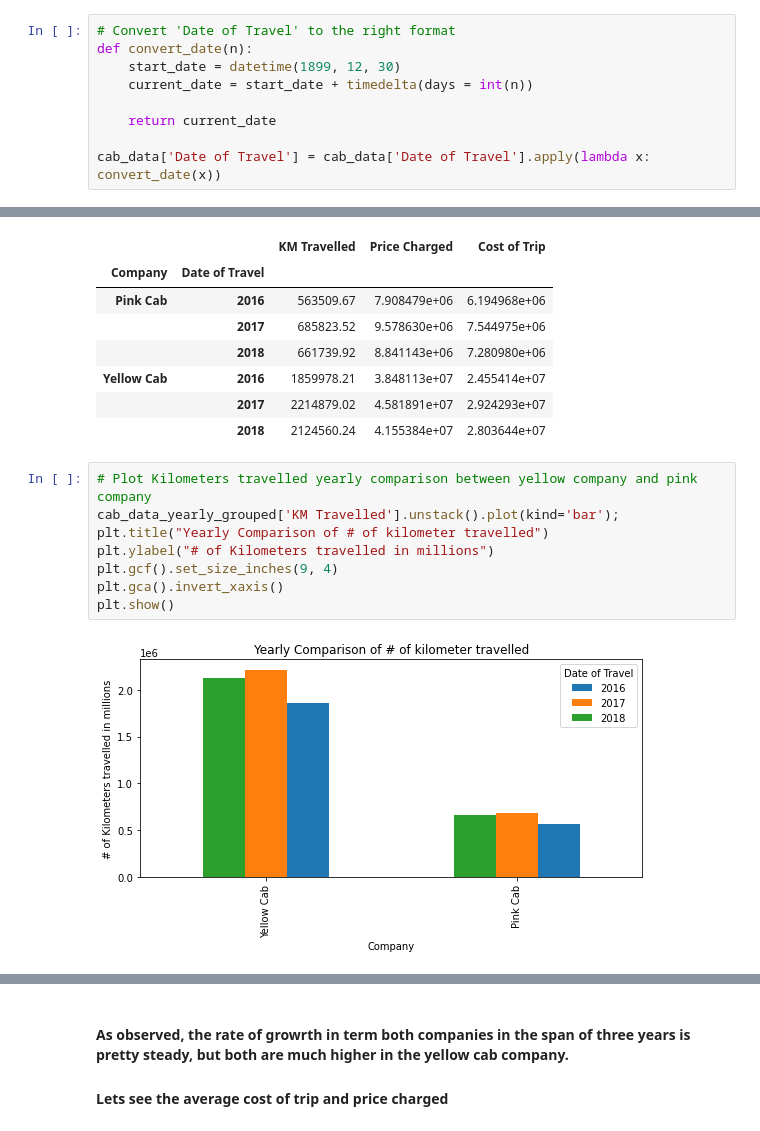
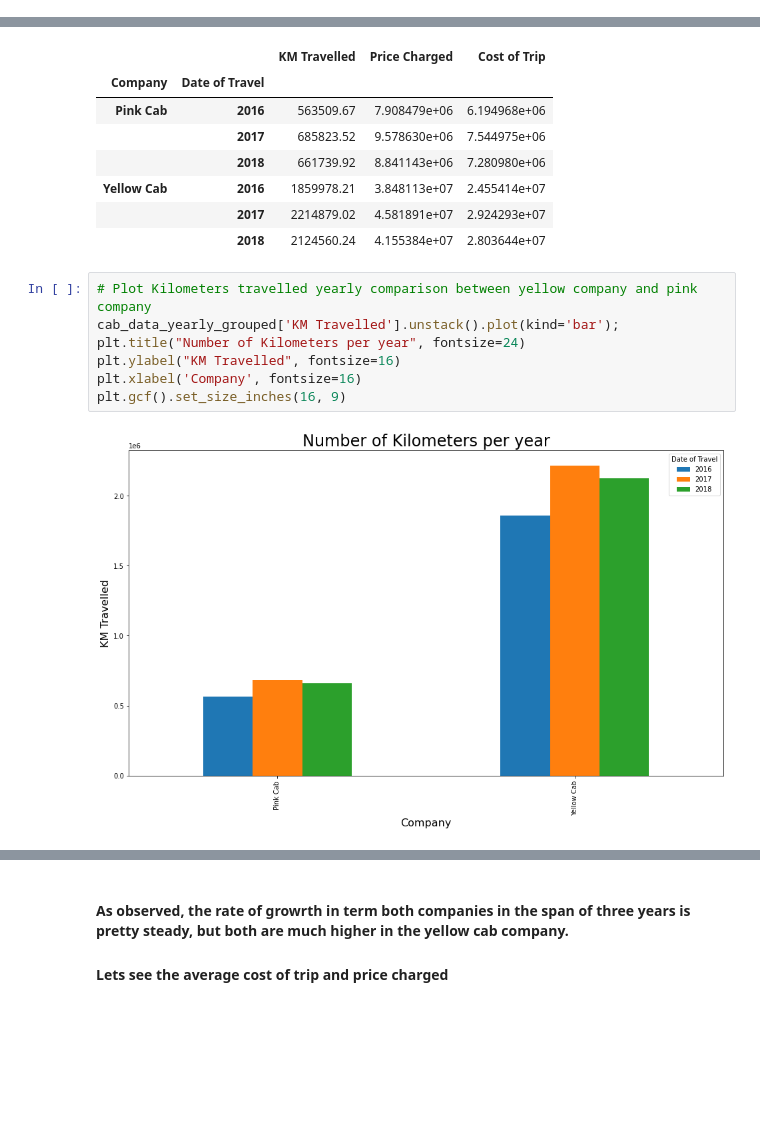
Before and after one commit to Ehab42/G2M-insight-for-Cab-Investment-firm, a Jupyter notebook: cab_data_EDA.ipynb, the cells around one changed output, grey strips where cells are left out. Cells and saved outputs as stored; diff of their text form; blank space fills up the shorter version.

```diff
--- a/cab_data_EDA.ipynb
+++ b/cab_data_EDA.ipynb
@@ -25,15 +25,6 @@ cab_data.head(10)
 | 7 | 10000018 | 42376 | Pink Cab | AUSTIN TX | 35.65 | 466.10 | 377.890 |
 | 8 | 10000019 | 42381 | Pink Cab | BOSTON MA | 14.40 | 191.61 | 146.880 |
 | 9 | 10000020 | 42375 | Pink Cab | BOSTON MA | 10.89 | 156.98 | 113.256 |
-# %%
-# Convert 'Date of Travel' to the right format
-def convert_date(n):
-    start_date = datetime(1899, 12, 30)
-    current_date = start_date + timedelta(days = int(n))
-
-    return current_date
-
-cab_data['Date of Travel'] = cab_data['Date of Travel'].apply(lambda x: convert_date(x))
 # %%
 cab_data.head(10)
 # %% [output]
@@ -183,13 +189,12 @@ cab_data_yearly_grouped
 # %%
 # Plot Kilometers travelled yearly comparison between yellow company and pink company
 cab_data_yearly_grouped['KM Travelled'].unstack().plot(kind='bar');
-plt.title("Yearly Comparison of # of kilometer travelled")
-plt.ylabel("# of Kilometers travelled in millions")
-plt.gcf().set_size_inches(9, 4)
-plt.gca().invert_xaxis()
-plt.show()
+plt.title("Number of Kilometers per year", fontsize=24)
+plt.ylabel("KM Travelled", fontsize=16)
+plt.xlabel('Company', fontsize=16)
+plt.gcf().set_size_inches(16, 9)
 # %% [output]
-[figure, old version]
+[figure, new version]
 # %%
 # Plot Revenue yearly comparison between yellow company and pink company
 cab_data_yearly_grouped['Price Charged'].unstack().plot(kind='bar');
```
Also changed, not shown: parts of 8 cells of this notebook.
